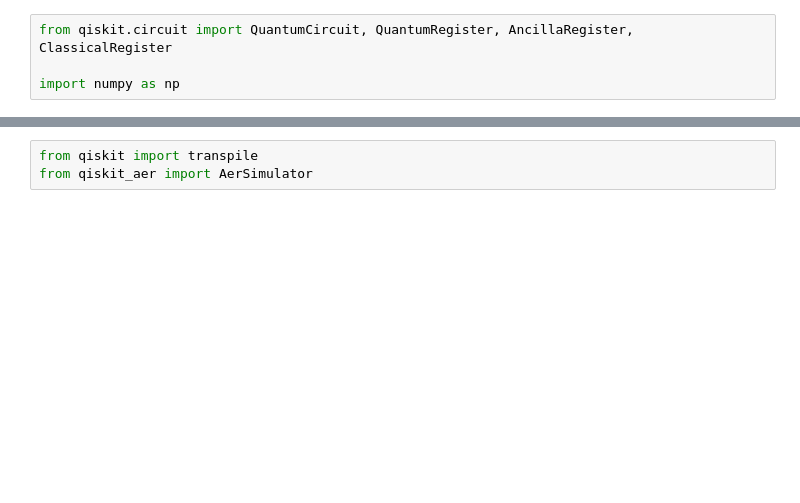
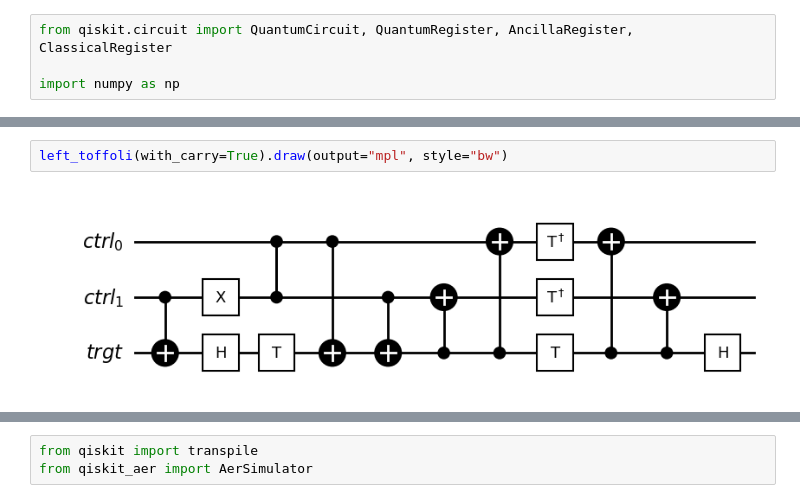
Before and after one commit to akos-nagy/quantum_shifter, a Jupyter notebook: quantum_shifter.ipynb, the cells around one changed output, grey strips where cells are left out. Cells and saved outputs as stored; diff of their text form; blank space fills up the shorter version.

```diff
--- a/quantum_shifter.ipynb
+++ b/quantum_shifter.ipynb
@@ -4,0 +60,4 @@ import numpy as np
+# %%
+left_toffoli(with_carry=True).draw(output="mpl", style="bw")
+# %% [output]
+[figure, added]
```
Also changed, not shown: parts of 17 cells of this notebook.
